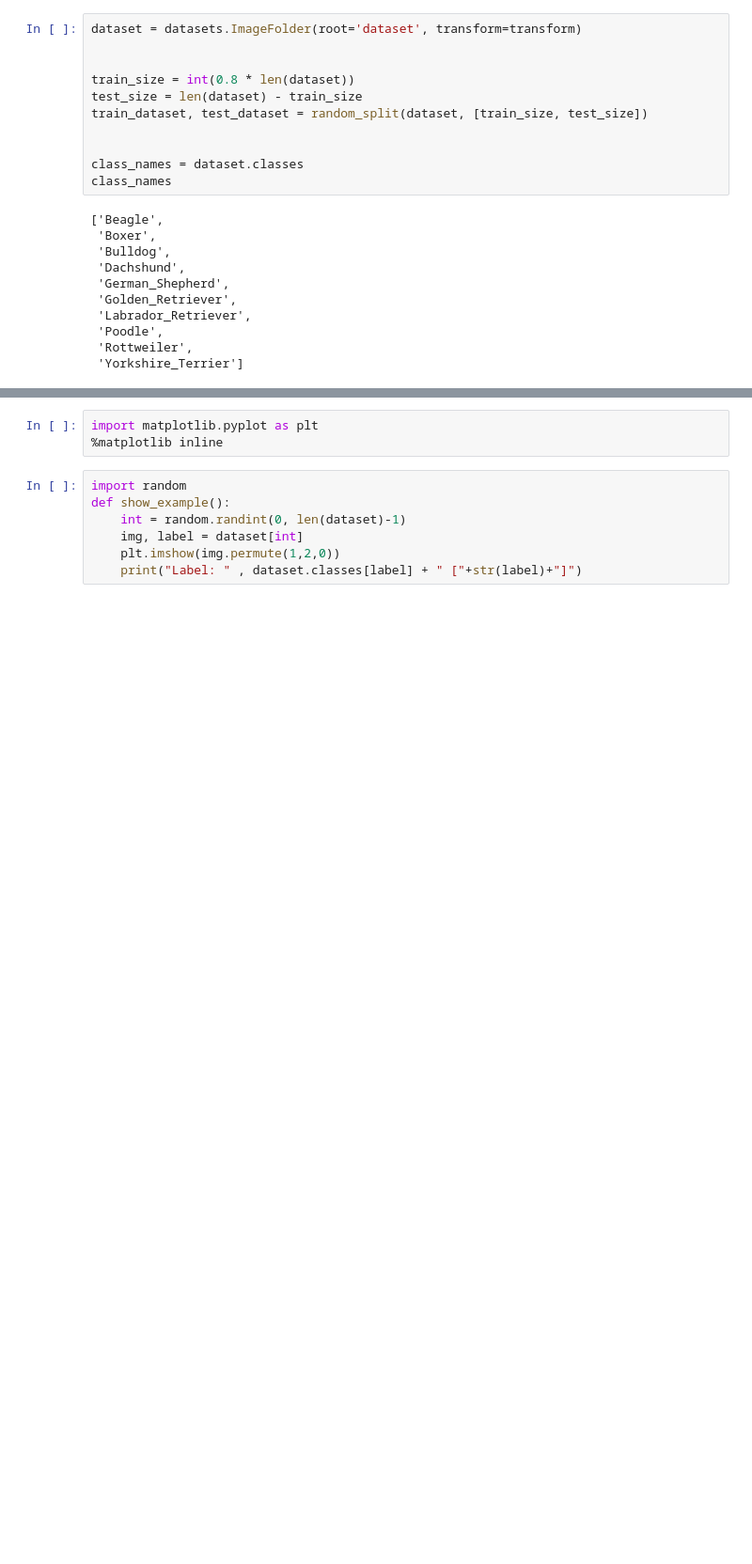
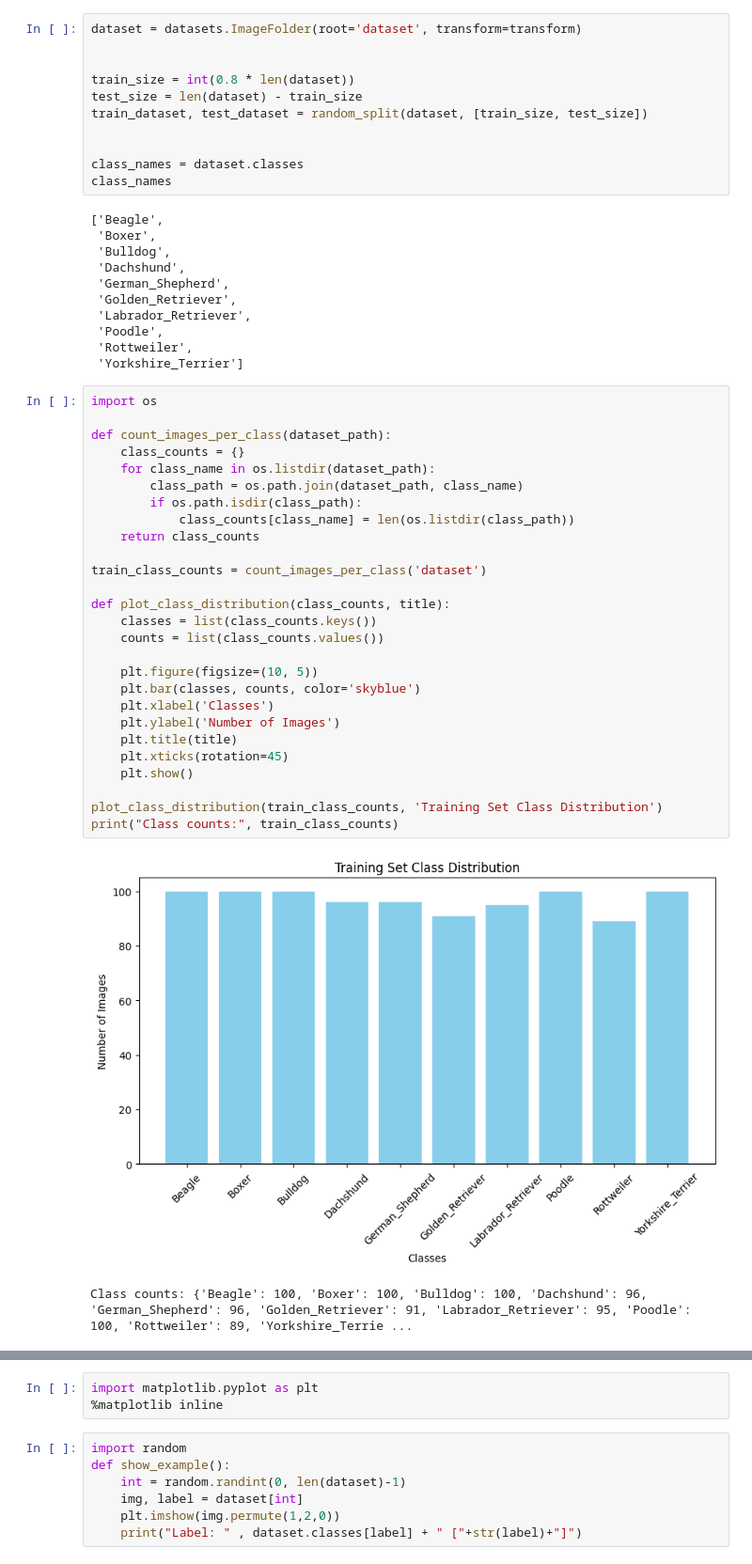
Before and after one commit to Addycted/Cryptonite-AI-Taskphase, a Jupyter notebook: DL/Dog_Breed/Dog_Breed_CNN.ipynb, the cells around one changed output, grey strips where cells are left out. Shown at 94% size. Drawn from its saved outputs; the diff is of its cells as text; blank space fills up the shorter version.

```diff
--- a/DL/Dog_Breed/Dog_Breed_CNN.ipynb
+++ b/DL/Dog_Breed/Dog_Breed_CNN.ipynb
@@ -38,6 +40,36 @@ class_names
  'Poodle',
  'Rottweiler',
  'Yorkshire_Terrier']
+# %%
+import os
+
+def count_images_per_class(dataset_path):
+    class_counts = {}
+    for class_name in os.listdir(dataset_path):
+        class_path = os.path.join(dataset_path, class_name)
+        if os.path.isdir(class_path):
+            class_counts[class_name] = len(os.listdir(class_path))
+    return class_counts
+
+train_class_counts = count_images_per_class('dataset')
+
+def plot_class_distribution(class_counts, title):
+    classes = list(class_counts.keys())
+    counts = list(class_counts.values())
+
+    plt.figure(figsize=(10, 5))
+    plt.bar(classes, counts, color='skyblue')
+    plt.xlabel('Classes')
+    plt.ylabel('Number of Images')
+    plt.title(title)
+    plt.xticks(rotation=45)
+    plt.show()
+
+plot_class_distribution(train_class_counts, 'Training Set Class Distribution')
+print("Class counts:", train_class_counts)
+# %% [output]
+[figure, added]
+Class counts: {'Beagle': 100, 'Boxer': 100, 'Bulldog': 100, 'Dachshund': 96, 'German_Shepherd': 96, 'Golden_Retriever': 91, 'Labrador_Retriever': 95, 'Poodle': 100, 'Rottweiler': 89, 'Yorkshire_Terrie ...
 # %%
 num_classes = len(dataset.classes)
 img, label = dataset[0]
```
Also changed, not shown: parts of 2 cells of this notebook.
